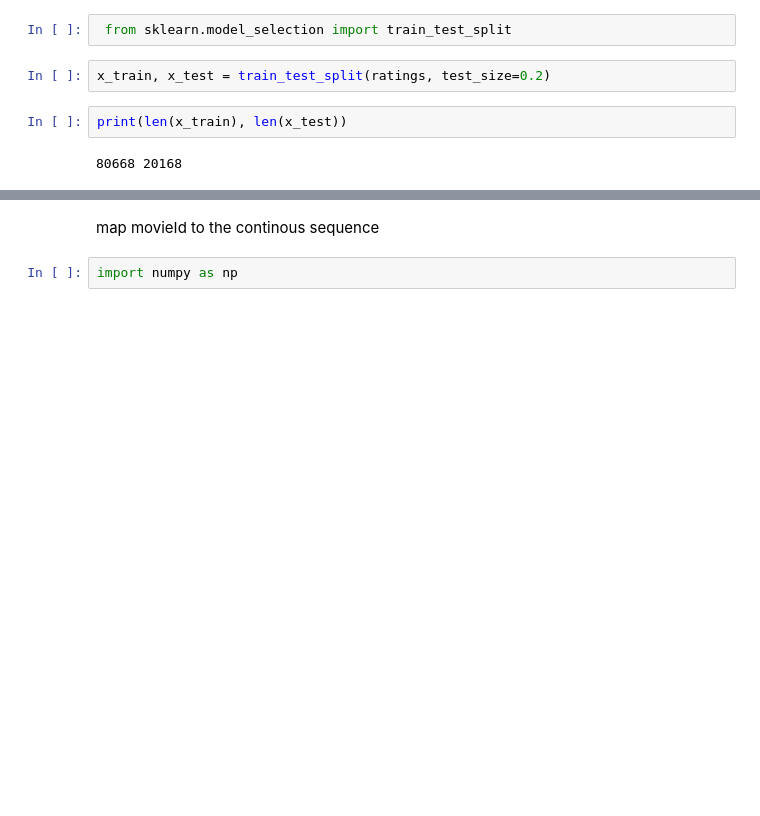
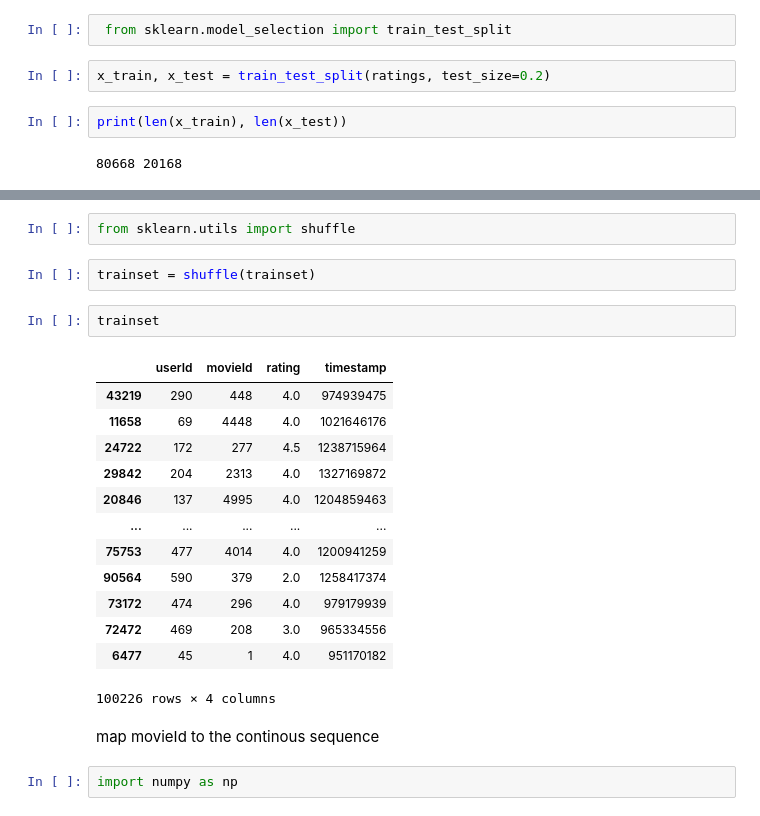
Before and after one commit to jefffang19/Keras_recommandSys, a Jupyter notebook: MatrixFac.ipynb, the cells around one changed output, grey strips where cells are left out. Drawn from its saved outputs; the diff is of its cells as text; blank space fills up the shorter version.

```diff
--- a/MatrixFac.ipynb
+++ b/MatrixFac.ipynb
@@ -110,3 +146,23 @@ print(len(x_train), len(x_test))
+# %%
+from sklearn.utils import shuffle
+# %%
+trainset = shuffle(trainset)
+# %%
+trainset
+# %% [output]
+|  | userId | movieId | rating | timestamp |
+| 43219 | 290 | 448 | 4.0 | 974939475 |
+| 11658 | 69 | 4448 | 4.0 | 1021646176 |
+| 24722 | 172 | 277 | 4.5 | 1238715964 |
+| 29842 | 204 | 2313 | 4.0 | 1327169872 |
+| 20846 | 137 | 4995 | 4.0 | 1204859463 |
+| ... | ... | ... | ... | ... |
+| 75753 | 477 | 4014 | 4.0 | 1200941259 |
+| 90564 | 590 | 379 | 2.0 | 1258417374 |
+| 73172 | 474 | 296 | 4.0 | 979179939 |
+| 72472 | 469 | 208 | 3.0 | 965334556 |
+| 6477 | 45 | 1 | 4.0 | 951170182 |
+100226 rows × 4 columns
 # %% [markdown]
 map movieId to the continous sequence
 # %%
```
Also changed, not shown: parts of 43 cells of this notebook.
